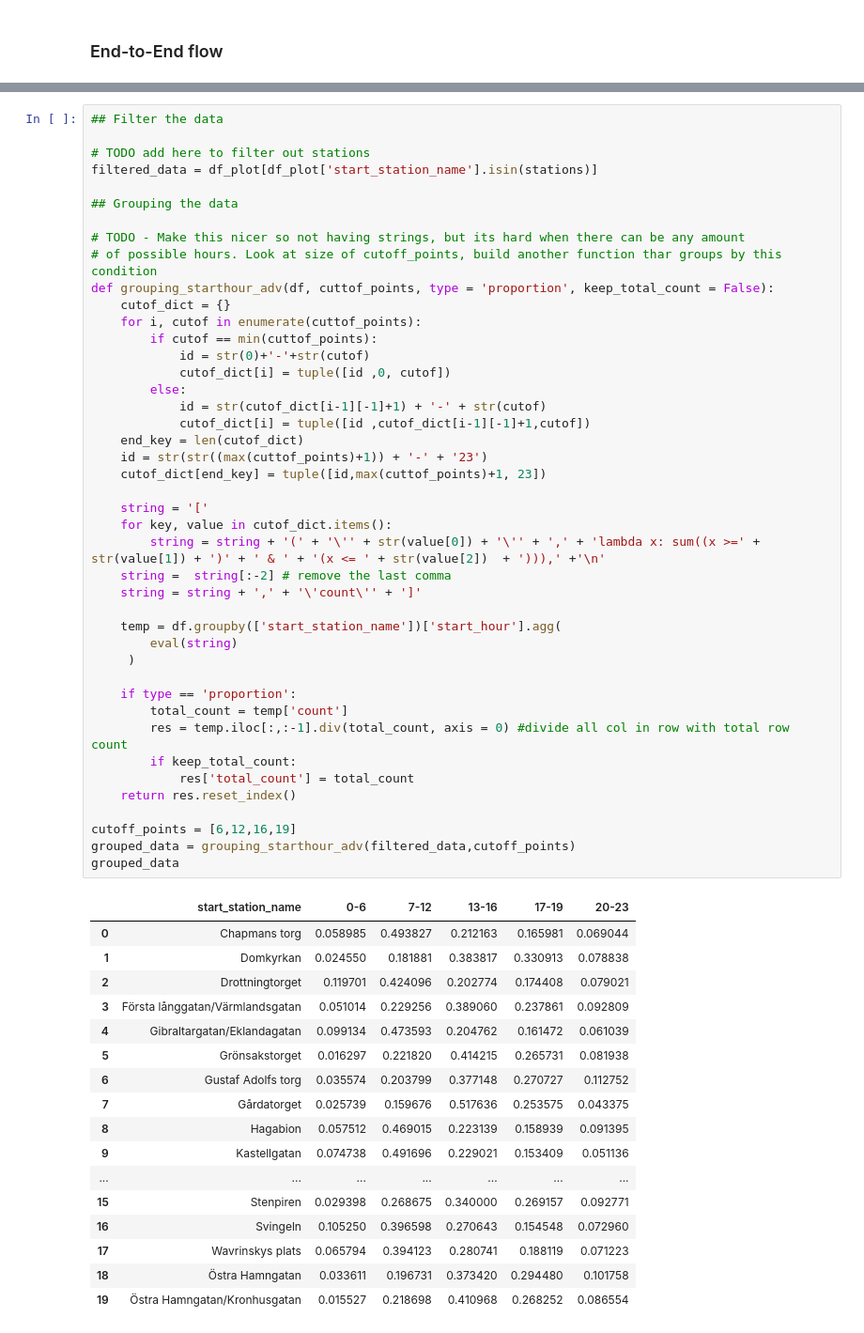
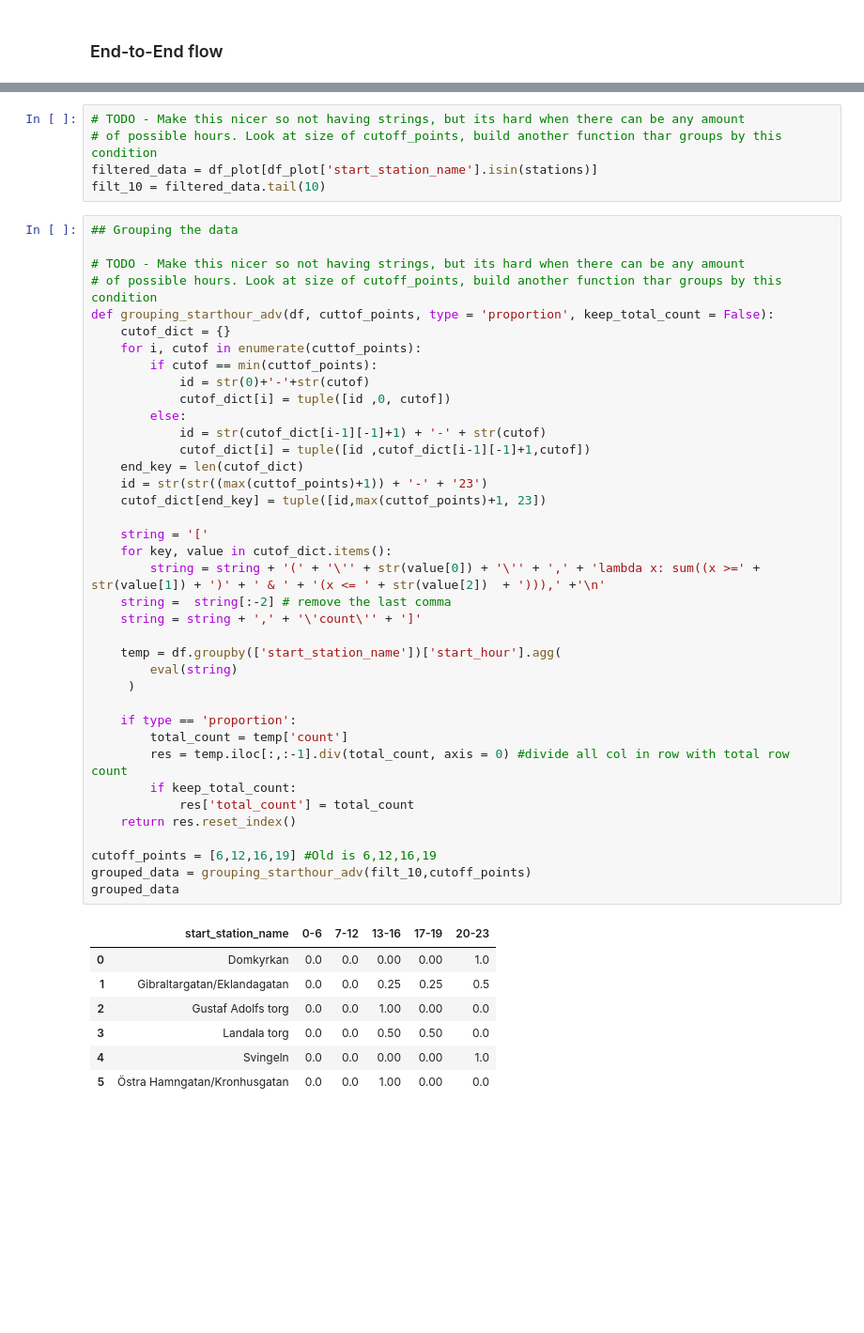
Before and after one commit to flowton/bike-rental, a Jupyter notebook: bike-rental-gbg.ipynb, the cells around one changed output, grey strips where cells are left out. Shown: that part at 94% size. Drawn from its saved outputs; the diff is of its cells as text; blank space fills up the shorter version.

```diff
--- a/bike-rental-gbg.ipynb
+++ b/bike-rental-gbg.ipynb
@@ -591,9 +613,9 @@ na
+# %%
+# TODO - Make this nicer so not having strings, but its hard when there can be any amount
+# of possible hours. Look at size of cutoff_points, build another function thar groups by this condition
+filtered_data = df_plot[df_plot['start_station_name'].isin(stations)]
+filt_10 = filtered_data.tail(10)
 # %%
-## Filter the data
-
-# TODO add here to filter out stations
-filtered_data = df_plot[df_plot['start_station_name'].isin(stations)]
-
 ## Grouping the data
 
 # TODO - Make this nicer so not having strings, but its hard when there can be any amount
@@ -604,48 +626,38 @@ def grouping_starthour_adv(df, cuttof_points, type = 'proportion', keep_total_co
         if cutof == min(cuttof_points):
             id = str(0)+'-'+str(cutof)
             cutof_dict[i] = tuple([id ,0, cutof])
         else:
             id = str(cutof_dict[i-1][-1]+1) + '-' + str(cutof)
             cutof_dict[i] = tuple([id ,cutof_dict[i-1][-1]+1,cutof])
     end_key = len(cutof_dict)
     id = str(str((max(cuttof_points)+1)) + '-' + '23')
     cutof_dict[end_key] = tuple([id,max(cuttof_points)+1, 23])
 
     string = '['
     for key, value in cutof_dict.items():
         string = string + '(' + '\'' + str(value[0]) + '\'' + ',' + 'lambda x: sum((x >=' + str(value[1]) + ')' + ' & ' + '(x <= ' + str(value[2])  + '))),' +'\n'
     string =  string[:-2] # remove the last comma
     string = string + ',' + '\'count\'' + ']'
 
     temp = df.groupby(['start_station_name'])['start_hour'].agg(
         eval(string)
      )
 
     if type == 'proportion':
         total_count = temp['count']
         res = temp.iloc[:,:-1].div(total_count, axis = 0) #divide all col in row with total row count
         if keep_total_count:
             res['total_count'] = total_count
     return res.reset_index()
 
-cutoff_points = [6,12,16,19]
-grouped_data = grouping_starthour_adv(filtered_data,cutoff_points)
+cutoff_points = [6,12,16,19] #Old is 6,12,16,19
+grouped_data = grouping_starthour_adv(filt_10,cutoff_points)
 grouped_data
 # %% [output]
 |  | start_station_name | 0-6 | 7-12 | 13-16 | 17-19 | 20-23 |
-| 0 | Chapmans torg | 0.058985 | 0.493827 | 0.212163 | 0.165981 | 0.069044 |
-| 1 | Domkyrkan | 0.024550 | 0.181881 | 0.383817 | 0.330913 | 0.078838 |
-| 2 | Drottningtorget | 0.119701 | 0.424096 | 0.202774 | 0.174408 | 0.079021 |
-| 3 | Första långgatan/Värmlandsgatan | 0.051014 | 0.229256 | 0.389060 | 0.237861 | 0.092809 |
-| 4 | Gibraltargatan/Eklandagatan | 0.099134 | 0.473593 | 0.204762 | 0.161472 | 0.061039 |
-| 5 | Grönsakstorget | 0.016297 | 0.221820 | 0.414215 | 0.265731 | 0.081938 |
-| 6 | Gustaf Adolfs torg | 0.035574 | 0.203799 | 0.377148 | 0.270727 | 0.112752 |
-| 7 | Gårdatorget | 0.025739 | 0.159676 | 0.517636 | 0.253575 | 0.043375 |
-| 8 | Hagabion | 0.057512 | 0.469015 | 0.223139 | 0.158939 | 0.091395 |
-| 9 | Kastellgatan | 0.074738 | 0.491696 | 0.229021 | 0.153409 | 0.051136 |
-| ... | ... | ... | ... | ... | ... | ... |
-| 15 | Stenpiren | 0.029398 | 0.268675 | 0.340000 | 0.269157 | 0.092771 |
-| 16 | Svingeln | 0.105250 | 0.396598 | 0.270643 | 0.154548 | 0.072960 |
-| 17 | Wavrinskys plats | 0.065794 | 0.394123 | 0.280741 | 0.188119 | 0.071223 |
-| 18 | Östra Hamngatan | 0.033611 | 0.196731 | 0.373420 | 0.294480 | 0.101758 |
-| 19 | Östra Hamngatan/Kronhusgatan | 0.015527 | 0.218698 | 0.410968 | 0.268252 | 0.086554 |
+| 0 | Domkyrkan | 0.0 | 0.0 | 0.00 | 0.00 | 1.0 |
+| 1 | Gibraltargatan/Eklandagatan | 0.0 | 0.0 | 0.25 | 0.25 | 0.5 |
+| 2 | Gustaf Adolfs torg | 0.0 | 0.0 | 1.00 | 0.00 | 0.0 |
+| 3 | Landala torg | 0.0 | 0.0 | 0.50 | 0.50 | 0.0 |
+| 4 | Svingeln | 0.0 | 0.0 | 0.00 | 0.00 | 1.0 |
+| 5 | Östra Hamngatan/Kronhusgatan | 0.0 | 0.0 | 1.00 | 0.00 | 0.0 |
```
Also changed, not shown: parts of 9 cells of this notebook, 1 other file.
